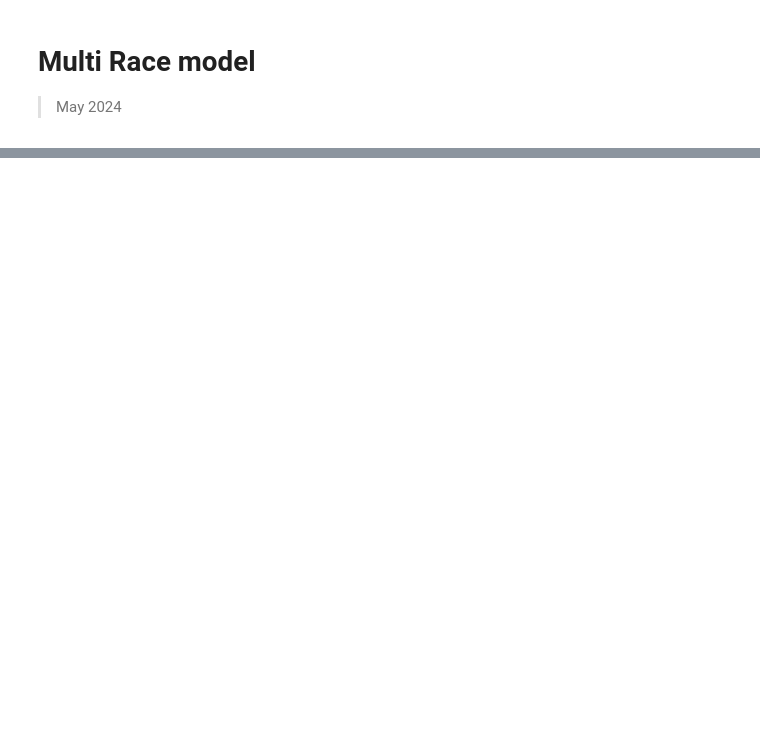
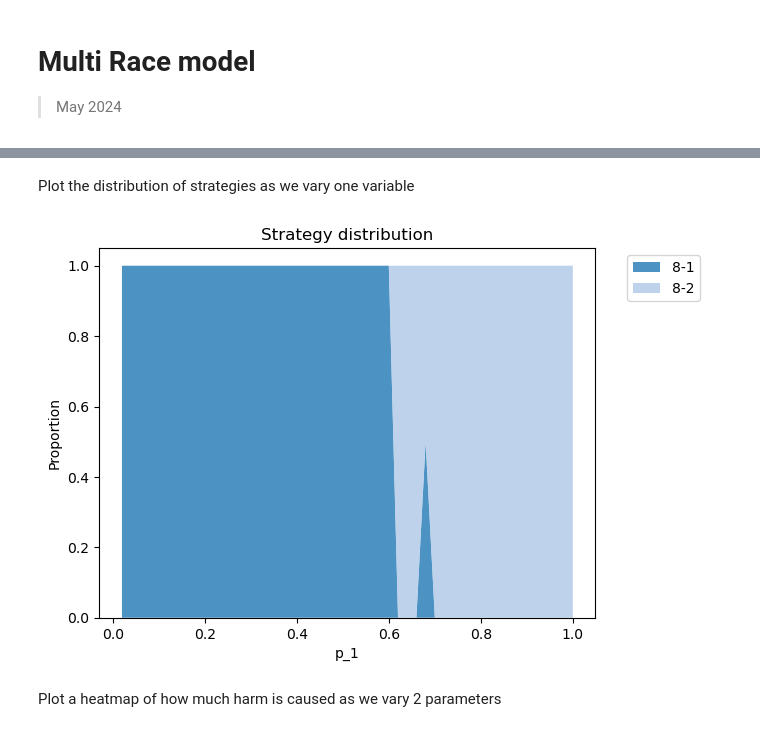
Before and after one commit to PaoloBova/gh-pages-example, a Jupyter notebook: nbs/Analysis/17_multi_race.ipynb, the cells around one changed output, grey strips where cells are left out. Cells and saved outputs as stored; diff of their text form; code cells hidden in the pictures; blank space fills up the shorter version.

```diff
--- a/nbs/Analysis/17_multi_race.ipynb
+++ b/nbs/Analysis/17_multi_race.ipynb
@@ -309,17 +542,0 @@ plot_heatmap(table,
-# %%
-# df['Trust_frequency'] = (df['T-D-D_frequency']
-#                       + df['T-D-C_frequency']
-#                       + df['T-C-D_frequency']
-#                       + df['T-C-C_frequency'])
-df['Trust_frequency'] = (df['CT-D-D_frequency']
-                      + df['CT-D-C_frequency']
-                      + df['CT-C-D_frequency']
-                      + df['CT-C-C_frequency'])
-
-table = df.pivot_table(index='Eps', columns='b_fo', values='Trust_frequency')
-plot_heatmap(table,
-             xlabel='Bounty for regulators, b_fo',
-             ylabel='Externality impact, Eps',
-             zlabel='Trust Frequency',
-             cmap='inferno',
-             )
@@ -330,0 +635,16 @@ plot_heatmap(table,
+# %% [markdown]
+Plot the distribution of strategies as we vary one variable
+# %%
+plot_strategy_distribution(df[(df["s_2"] == selected_s_2)
+                              & (df["p_2"] == selected_p_2)
+                              & (df["s_1"] == selected_s_1)],
+                           results["recurrent_states"],
+                           x="p_1",
+                           x_label="p_1",
+                           thresholds=None,
+                           cmap=plt.colormaps["tab20"]
+                           )
+# %% [output]
+[figure, added]
+# %% [markdown]
+Plot a heatmap of how much harm is caused as we vary 2 parameters
```
Also changed, not shown: parts of 48 cells of this notebook, 1 other file.
